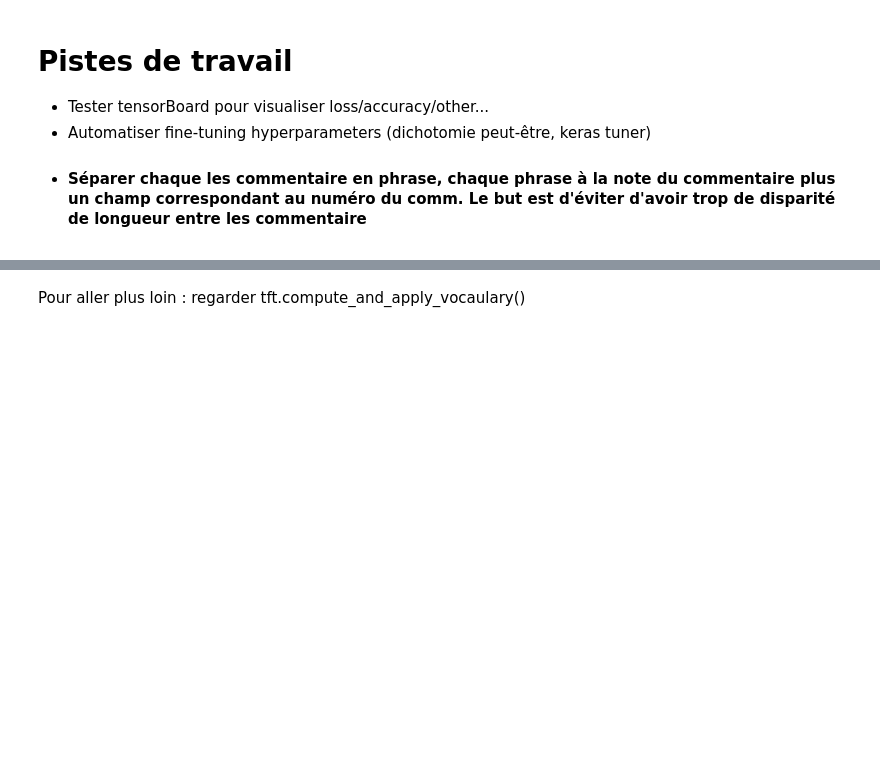
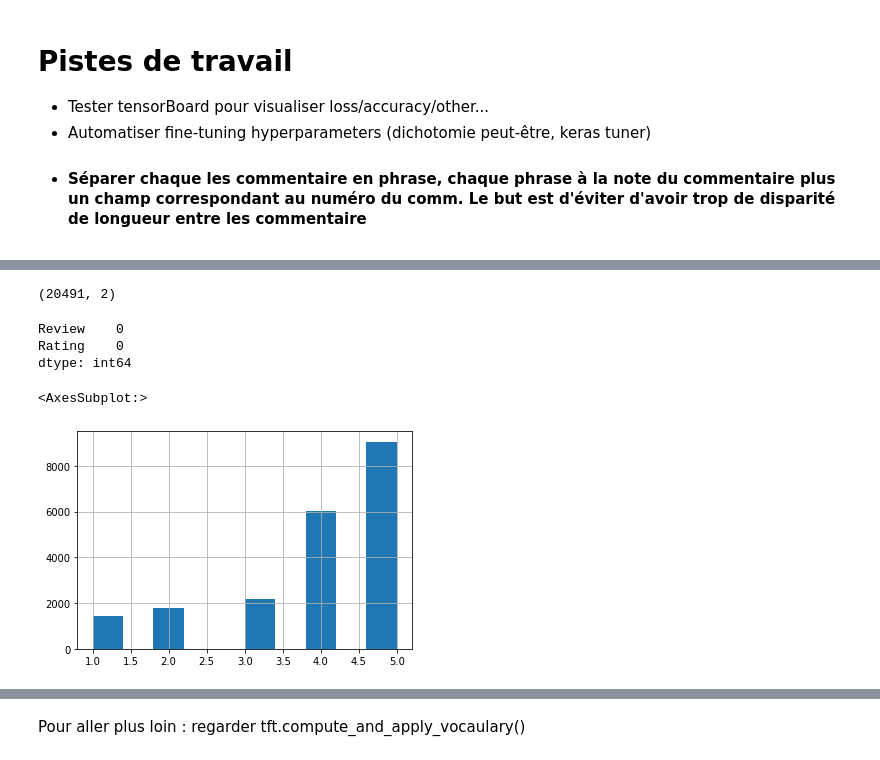
Before and after one commit to briandthi/Review-Rating-prediction, a Jupyter notebook: Review-Rating.ipynb, the cells around one changed output, grey strips where cells are left out. Cells and saved outputs as stored; diff of their text form; code cells hidden in the pictures; blank space fills up the shorter version.

```diff
--- a/Review-Rating.ipynb
+++ b/Review-Rating.ipynb
@@ -179,0 +66,2 @@ print(vocabulary.most_common()[:10])
+# %%
+df = pd.read_csv(COMMENT_PATH)
@@ -179,0 +77,15 @@ print(vocabulary.most_common()[:10])
+# %%
+df.shape
+# %% [output]
+(20491, 2)
+# %%
+df.isna().sum()
+# %% [output]
+Review    0
+Rating    0
+dtype: int64
+# %%
+df.Rating.hist()
+# %% [output]
+<AxesSubplot:>
+[figure, added]
```
Also changed, not shown: parts of 66 cells of this notebook, 2 other files.
